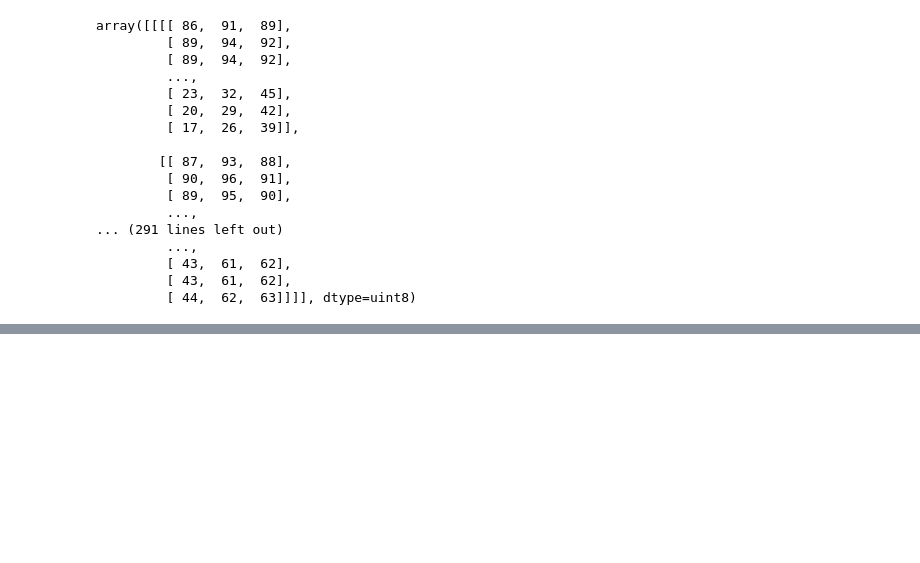
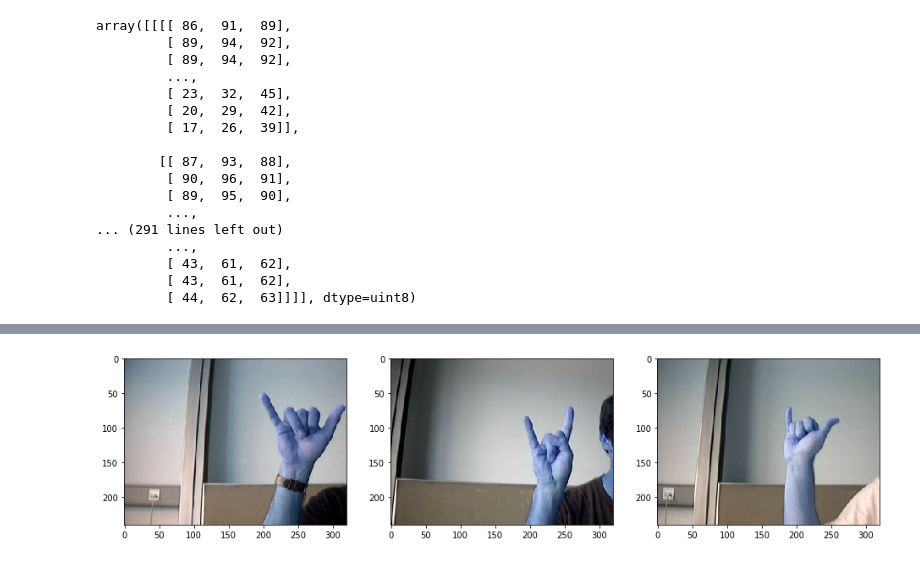
Before and after one commit to bailatrix/SignTranslate, a Jupyter notebook: tf_code.ipynb, the cells around one changed output, grey strips where cells are left out. Drawn from its saved outputs; the diff is of its cells as text; code cells hidden in the pictures; blank space fills up the shorter version.

```diff
--- a/tf_code.ipynb
+++ b/tf_code.ipynb
@@ -190,14 +197,17 @@ plotThreeImages(multipleImages)
 # %%
-multipleImages = glob('../input/asl-alphabet/asl_alphabet_train/asl_alphabet_train/B/**')
+# Check model for letter 'Y'
+multipleImages = glob('./Dataset/train/*/Y*')
 def plotThreeImages(images):
     r = random.sample(images, 3)
     plt.figure(figsize=(16,16))
     plt.subplot(131)
     plt.imshow(cv2.imread(r[0]))
     plt.subplot(132)
     plt.imshow(cv2.imread(r[1]))
     plt.subplot(133)
     plt.imshow(cv2.imread(r[2]))
 plotThreeImages(multipleImages)
+# %% [output]
+[figure, added]
 # %%
 print("A")
```
Also changed, not shown: parts of 9 cells of this notebook.
